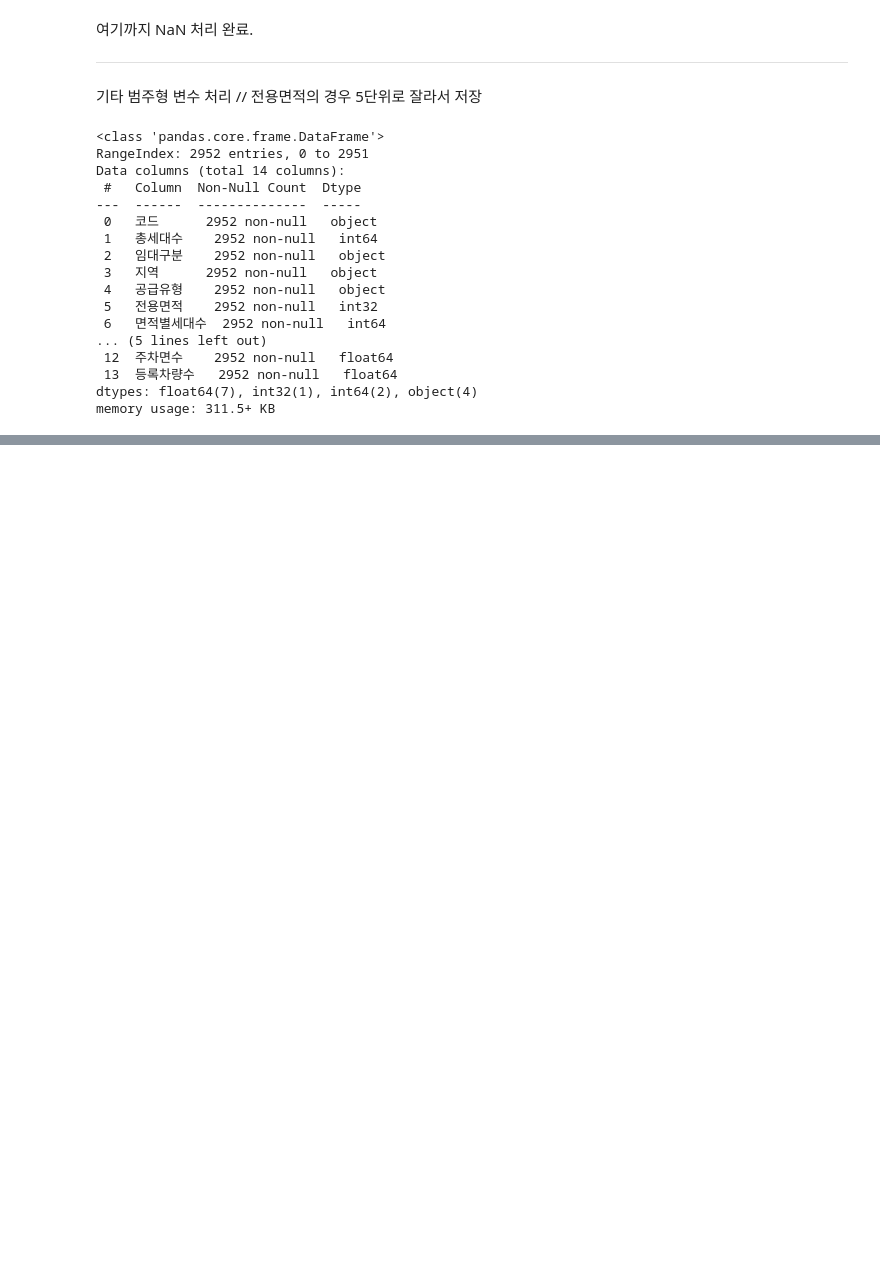
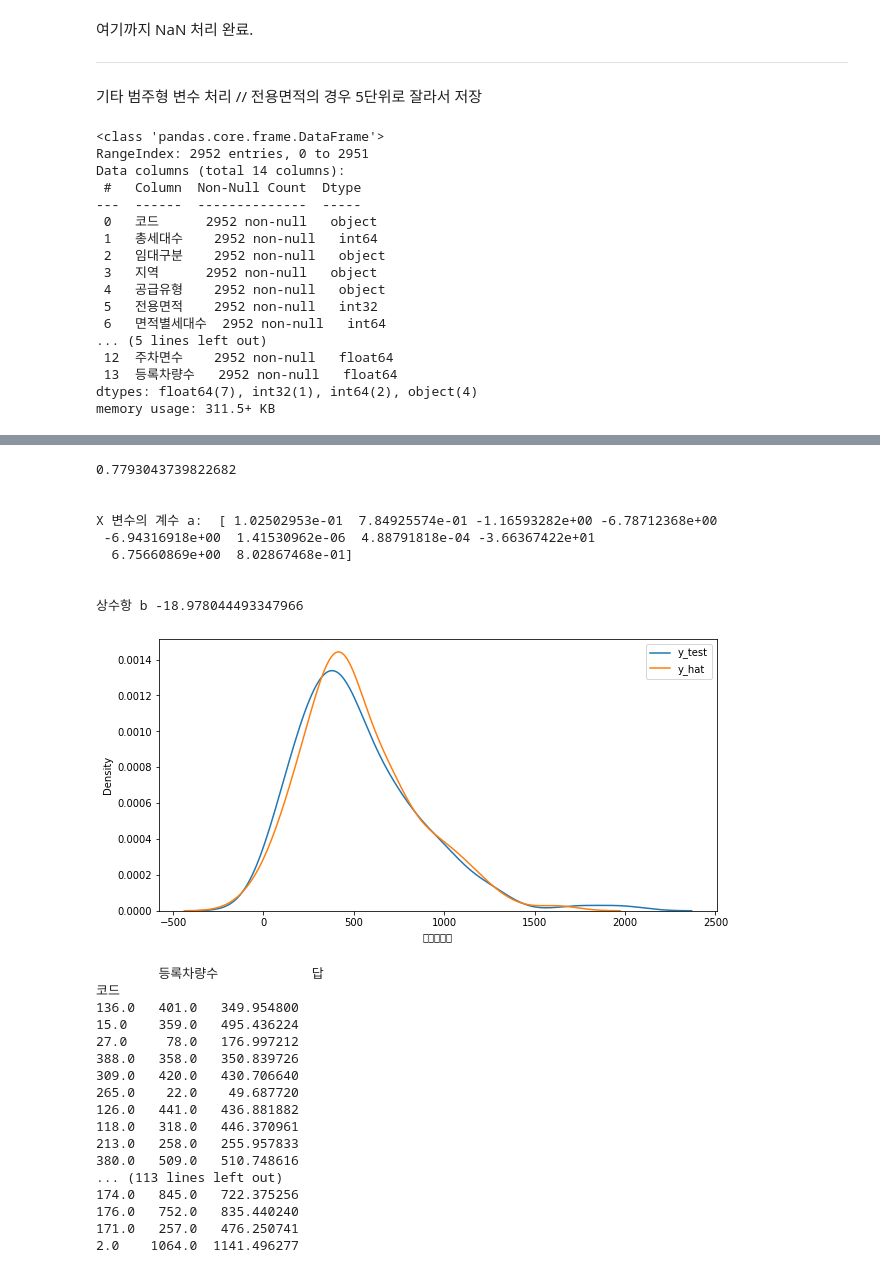
Before and after one commit to gustnekd47/DACON_parkingLot, a Jupyter notebook: main.ipynb, the cells around one changed output, grey strips where cells are left out. Saved outputs shown, nothing was run; the diff lists cells and outputs as text; code cells hidden in the pictures; blank space fills up the shorter version.

```diff
--- a/main.ipynb
+++ b/main.ipynb
@@ -334,0 +390,64 @@ print(y_test.shape)
+# %%
+from sklearn.linear_model import LinearRegression
+
+# 단순회귀분석 모형 객체 생성
+lr = LinearRegression()
+
+# train data를 가지고 모형 학습
+lr.fit(x_train, y_train)
+
+# 학습을 마친 모형에 test data를 적용하여 결정계수(R-제곱) 계산
+r_square = lr.score(x_test, y_test)
+print(r_square)
+print('\n')
+
+# 회귀식의 기울기
+print('X 변수의 계수 a: ', lr.coef_)
+print('\n')
+
+# 회귀식의 y절편
+print('상수항 b', lr.intercept_)
+print('\n')
+
+# train data의 산점도와 test data로 예측한 회귀선을 그래프로 출력
+y_hat = lr.predict(x_test)
+
+plt.figure(figsize=(10, 5))
+ax1 = sns.kdeplot(y_test, label="y_test")
+ax2 = sns.kdeplot(y_hat, label="y_hat", ax=ax1)
+plt.legend()
+plt.show()
+
+temp = y_test.copy()
+
+temp = pd.DataFrame(temp)
+temp["답"] = y_hat
+print(temp)
+# %% [output]
+0.7793043739822682
+
+
+X 변수의 계수 a:  [ 1.02502953e-01  7.84925574e-01 -1.16593282e+00 -6.78712368e+00
+ -6.94316918e+00  1.41530962e-06  4.88791818e-04 -3.66367422e+01
+  6.75660869e+00  8.02867468e-01]
+
+
+상수항 b -18.978044493347966
+[figure, added]
+        등록차량수            답
+코드
+136.0   401.0   349.954800
+15.0    359.0   495.436224
+27.0     78.0   176.997212
+388.0   358.0   350.839726
+309.0   420.0   430.706640
+265.0    22.0    49.687720
+126.0   441.0   436.881882
+118.0   318.0   446.370961
+213.0   258.0   255.957833
+380.0   509.0   510.748616
+... (113 lines left out)
+174.0   845.0   722.375256
+176.0   752.0   835.440240
+171.0   257.0   476.250741
+2.0    1064.0  1141.496277
```
Also changed, not shown: parts of 17 cells of this notebook, 2 other files.
